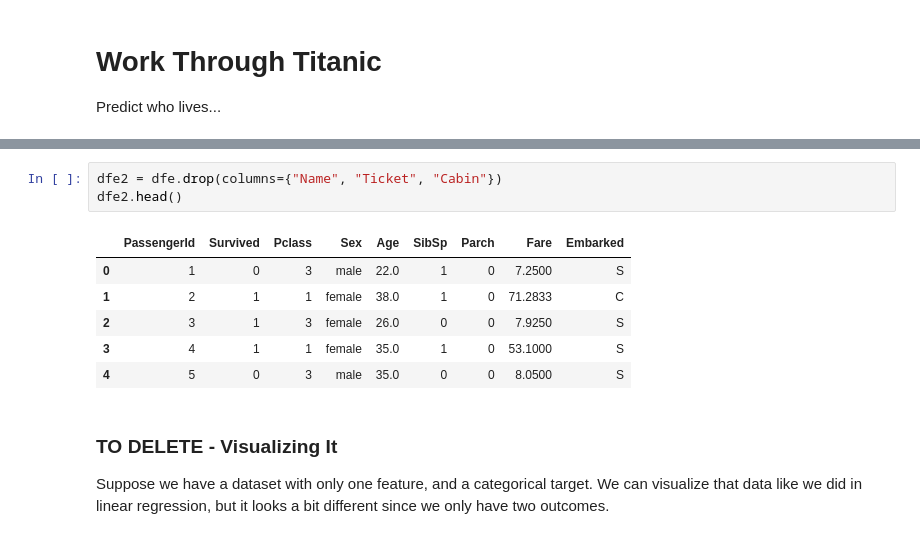
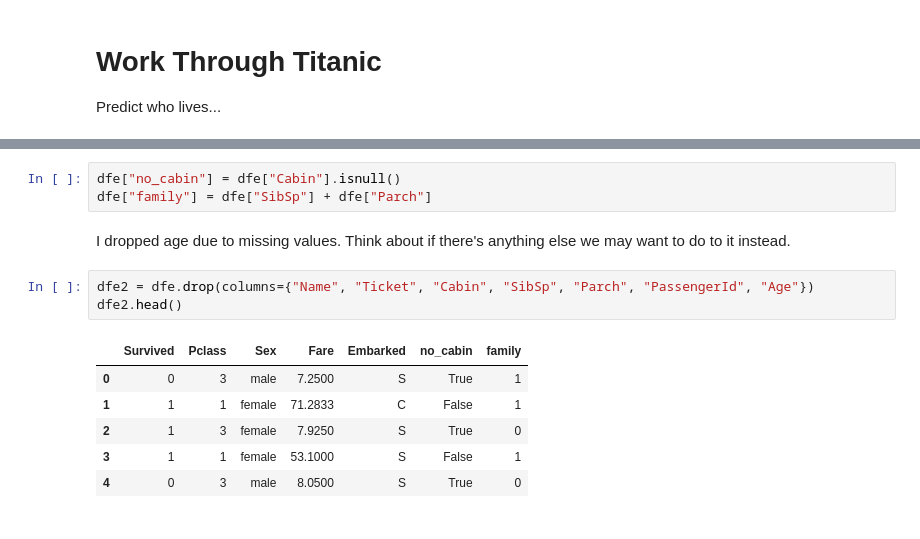
Before and after one commit to zareeiant/Basic_Stats_in_Python_Student_Workbooks, a Jupyter notebook: 025_Non_linear_and_Logistic_Reg_sol.ipynb, the cells around one changed output, grey strips where cells are left out. Saved outputs shown, nothing was run; the diff lists cells and outputs as text.

```diff
--- a/025_Non_linear_and_Logistic_Reg_sol.ipynb
+++ b/025_Non_linear_and_Logistic_Reg_sol.ipynb
@@ -364,17 +364,18 @@ dfe.head()
 | 2 | 3 | 1 | 3 | Heikkinen, Miss. Laina | female | 26.0 | 0 | 0 | STON/O2. 3101282 | 7.9250 | ... |
 | 3 | 4 | 1 | 1 | Futrelle, Mrs. Jacques Heath (Lil... | female | 35.0 | 1 | 0 | 113803 | 53.1000 | ... |
 | 4 | 5 | 0 | 3 | Allen, Mr. William Henry | male | 35.0 | 0 | 0 | 373450 | 8.0500 | ... |
+# %%
+dfe["no_cabin"] = dfe["Cabin"].isnull()
+dfe["family"] = dfe["SibSp"] + dfe["Parch"]
+# %% [markdown]
+I dropped age due to missing values. Think about if there's anything else we may want to do to it instead.
 # %%
-dfe2 = dfe.drop(columns={"Name", "Ticket", "Cabin"})
+dfe2 = dfe.drop(columns={"Name", "Ticket", "Cabin", "SibSp", "Parch", "PassengerId", "Age"})
 dfe2.head()
 # %% [output]
-|  | PassengerId | Survived | Pclass | Sex | Age | SibSp | Parch | Fare | Embarked |
-| 0 | 1 | 0 | 3 | male | 22.0 | 1 | 0 | 7.2500 | S |
-| 1 | 2 | 1 | 1 | female | 38.0 | 1 | 0 | 71.2833 | C |
-| 2 | 3 | 1 | 3 | female | 26.0 | 0 | 0 | 7.9250 | S |
-| 3 | 4 | 1 | 1 | female | 35.0 | 1 | 0 | 53.1000 | S |
-| 4 | 5 | 0 | 3 | male | 35.0 | 0 | 0 | 8.0500 | S |
+|  | Survived | Pclass | Sex | Fare | Embarked | no_cabin | family |
+| 0 | 0 | 3 | male | 7.2500 | S | True | 1 |
+| 1 | 1 | 1 | female | 71.2833 | C | False | 1 |
+| 2 | 1 | 3 | female | 7.9250 | S | True | 0 |
+| 3 | 1 | 1 | female | 53.1000 | S | False | 1 |
+| 4 | 0 | 3 | male | 8.0500 | S | True | 0 |
-# %% [markdown]
-### TO DELETE - Visualizing It
-
-Suppose we have a dataset with only one feature, and a categorical target. We can visualize that data like we did in linear regression, but it looks a bit different since we only have two outcomes.
```
Also changed, not shown: parts of 13 cells of this notebook.
